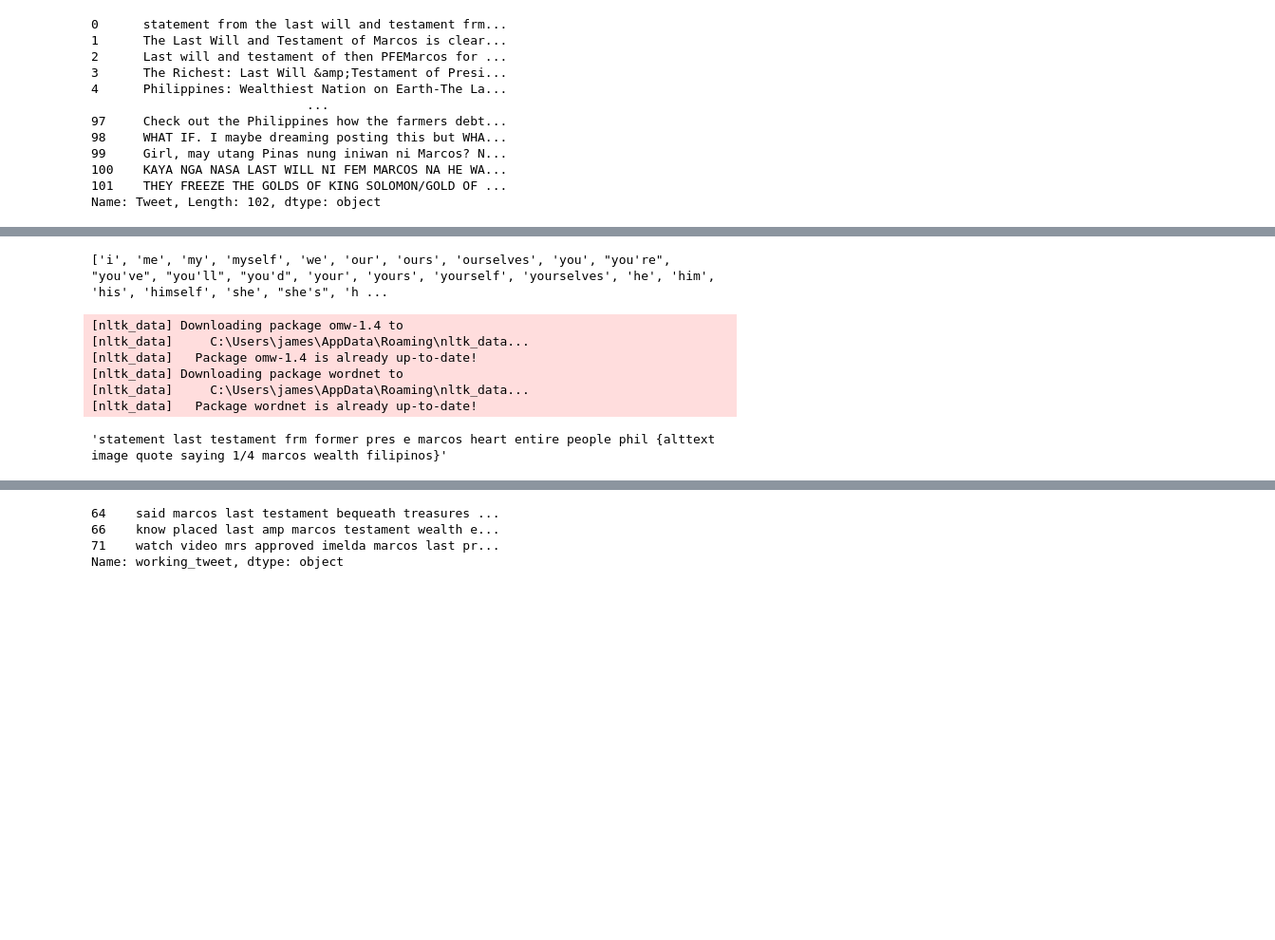
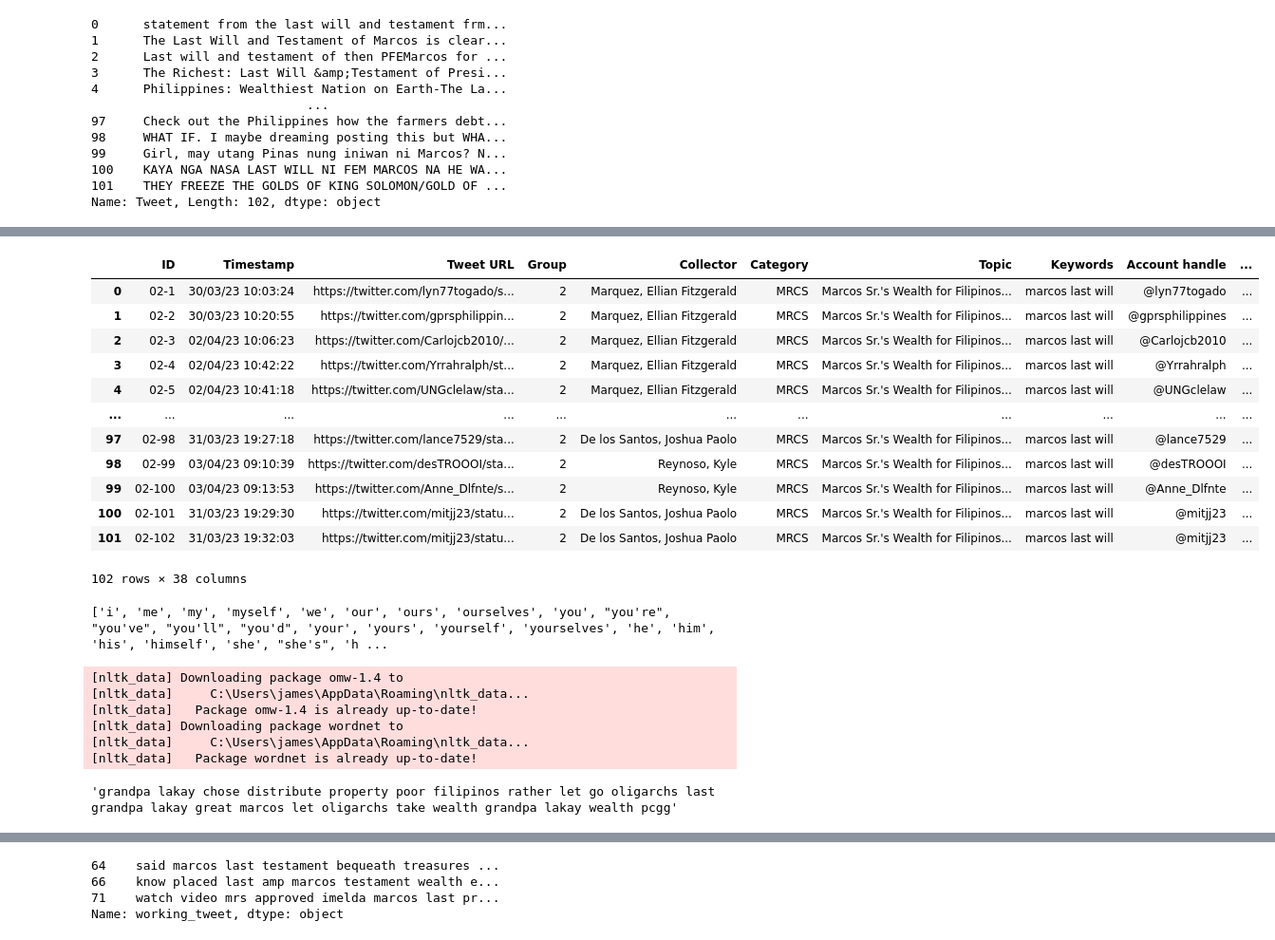
Before and after one commit to jproads/fake-news-analysis, a Jupyter notebook: dataset/03_preprocess_for_eda_and_nlp_viz.ipynb, the cells around one changed output, grey strips where cells are left out. Shown at 95% size. Drawn from its saved outputs; the diff is of its cells as text; code cells hidden in the pictures; blank space fills up the shorter version.

```diff
--- a/dataset/03_preprocess_for_eda_and_nlp_viz.ipynb
+++ b/dataset/03_preprocess_for_eda_and_nlp_viz.ipynb
@@ -147,6 +147,22 @@ nlp_df['Tweet Translated']
 100    THAT'S WHY IT IS IN FEM MARCOS' LAST WILL THAT...
 101    THEY FREEZE THE GOLDS OF KING SOLOMON/GOLD OF ...
 Name: Tweet Translated, Length: 102, dtype: object
+# %%
+nlp_df
+# %% [output]
+|  | ID | Timestamp | Tweet URL | Group | Collector | Category | Topic | Keywords | Account handle | ... |
+| 0 | 02-1 | 30/03/23 10:03:24 | https://twitter.com/lyn77togado/s... | 2 | Marquez, Ellian Fitzgerald | MRCS | Marcos Sr.'s Wealth for Filipinos... | marcos last will | @lyn77togado | ... |
+| 1 | 02-2 | 30/03/23 10:20:55 | https://twitter.com/gprsphilippin... | 2 | Marquez, Ellian Fitzgerald | MRCS | Marcos Sr.'s Wealth for Filipinos... | marcos last will | @gprsphilippines | ... |
+| 2 | 02-3 | 02/04/23 10:06:23 | https://twitter.com/Carlojcb2010/... | 2 | Marquez, Ellian Fitzgerald | MRCS | Marcos Sr.'s Wealth for Filipinos... | marcos last will | @Carlojcb2010 | ... |
+| 3 | 02-4 | 02/04/23 10:42:22 | https://twitter.com/Yrrahralph/st... | 2 | Marquez, Ellian Fitzgerald | MRCS | Marcos Sr.'s Wealth for Filipinos... | marcos last will | @Yrrahralph | ... |
+| 4 | 02-5 | 02/04/23 10:41:18 | https://twitter.com/UNGclelaw/sta... | 2 | Marquez, Ellian Fitzgerald | MRCS | Marcos Sr.'s Wealth for Filipinos... | marcos last will | @UNGclelaw | ... |
+| ... | ... | ... | ... | ... | ... | ... | ... | ... | ... | ... |
+| 97 | 02-98 | 31/03/23 19:27:18 | https://twitter.com/lance7529/sta... | 2 | De los Santos, Joshua Paolo | MRCS | Marcos Sr.'s Wealth for Filipinos... | marcos last will | @lance7529 | ... |
+| 98 | 02-99 | 03/04/23 09:10:39 | https://twitter.com/desTROOOI/sta... | 2 | Reynoso, Kyle | MRCS | Marcos Sr.'s Wealth for Filipinos... | marcos last will | @desTROOOI | ... |
+| 99 | 02-100 | 03/04/23 09:13:53 | https://twitter.com/Anne_Dlfnte/s... | 2 | Reynoso, Kyle | MRCS | Marcos Sr.'s Wealth for Filipinos... | marcos last will | @Anne_Dlfnte | ... |
+| 100 | 02-101 | 31/03/23 19:29:30 | https://twitter.com/mitjj23/statu... | 2 | De los Santos, Joshua Paolo | MRCS | Marcos Sr.'s Wealth for Filipinos... | marcos last will | @mitjj23 | ... |
+| 101 | 02-102 | 31/03/23 19:32:03 | https://twitter.com/mitjj23/statu... | 2 | De los Santos, Joshua Paolo | MRCS | Marcos Sr.'s Wealth for Filipinos... | marcos last will | @mitjj23 | ... |
+102 rows × 38 columns
 # %%
 from nltk.corpus import stopwords
 global stops
@@ -159,13 +175,13 @@ from nltk.stem import WordNetLemmatizer
 nltk.download('omw-1.4')
 nltk.download('wordnet')
 
-LINK_MATCH = re.compile("(https?:\/\/(?:www\.|(?!www))[a-zA-Z0-9][a-zA-Z0-9-]+[a-zA-Z0-9]\.[^\s]{2,}|www\.[a-zA-Z0-9][a-zA-Z0-9-]+[a-zA-Z0-9]\.[^\s]{2,}|https?:\/\/(?:www\.|(?!www))[a-zA-Z0-9]+\.[^\s]{2,}|www\.[a-zA-Z0-9]+\.[^\s]{2,})")
+LINK_MATCH = re.compile("https?:\S+")
 lemmatizer = WordNetLemmatizer()
 
 def remove_punctuation(token):
     import string
     puncs = ''.join(set(string.punctuation)-set('/{}'))
-    return token.translate(str.maketrans('', '', puncs))
+    return token.translate(str.maketrans(puncs, ' '*len(puncs)))
 
 def remove_stop_words(tweet, stopwords=stops):
     lis = tweet.split()
@@ -178,15 +194,17 @@ def remove_stop_words(tweet, stopwords=stops):
     return " ".join(to_return)
 
 def remove_links(tweet):
-    return LINK_MATCH.sub('', tweet).replace('  ', ' ')
+    return LINK_MATCH.sub('', tweet.replace('. co', '.co')).replace('  ', ' ').strip()
 
 def preprocess(tweet):
-    funcs = [remove_links, remove_stop_words, remove_punctuation] # lemmatizer.lemmatize
+    funcs = [remove_links, remove_punctuation, remove_stop_words] # lemmatizer.lemmatize
     for func in funcs:
+        if type(tweet) is float:
+            return tweet
         tweet = func(tweet)
     return tweet.lower()
 
-nlp_df['Tweet Translated'].iloc[0:1].map(preprocess).iloc[0]
+nlp_df['Tweet Translated'].iloc[78:79].map(preprocess).iloc[0]
 # %% [output]
 [nltk_data] Downloading package omw-1.4 to
 [nltk_data]     C:\Users\james\AppData\Roaming\nltk_data...
@@ -194,5 +212,5 @@ nlp_df['Tweet Translated'].iloc[0:1].map(preprocess).iloc[0]
 [nltk_data] Downloading package wordnet to
 [nltk_data]     C:\Users\james\AppData\Roaming\nltk_data...
 [nltk_data]   Package wordnet is already up-to-date!
-'statement last testament frm former pres e marcos heart entire people phil {alttext image quote saying 1/4 marcos wealth filipinos}'
+'grandpa lakay chose distribute property poor filipinos rather let go oligarchs last grandpa lakay great marcos let oligarchs take wealth grandpa lakay wealth pcgg'
 # %%
```
Also changed, not shown: parts of 40 cells of this notebook.
